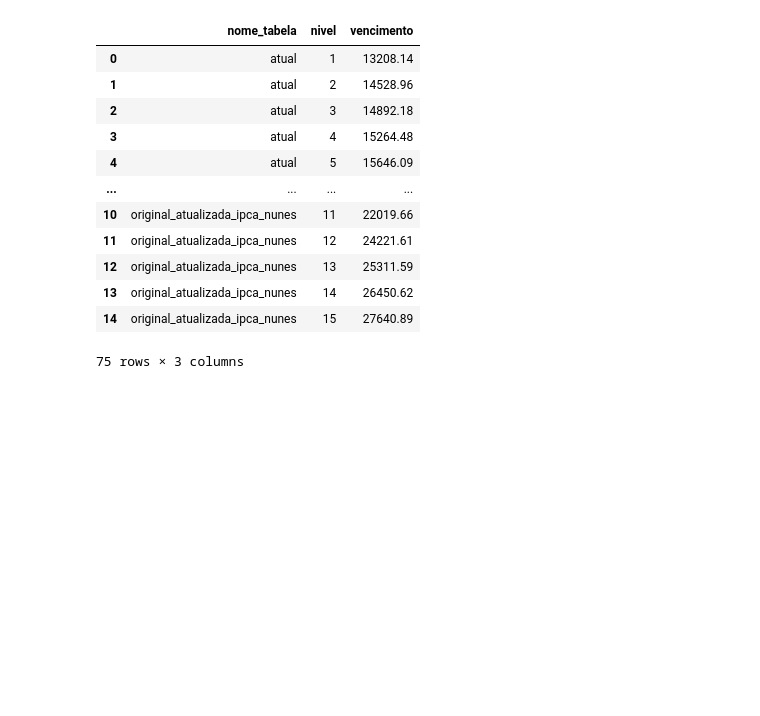
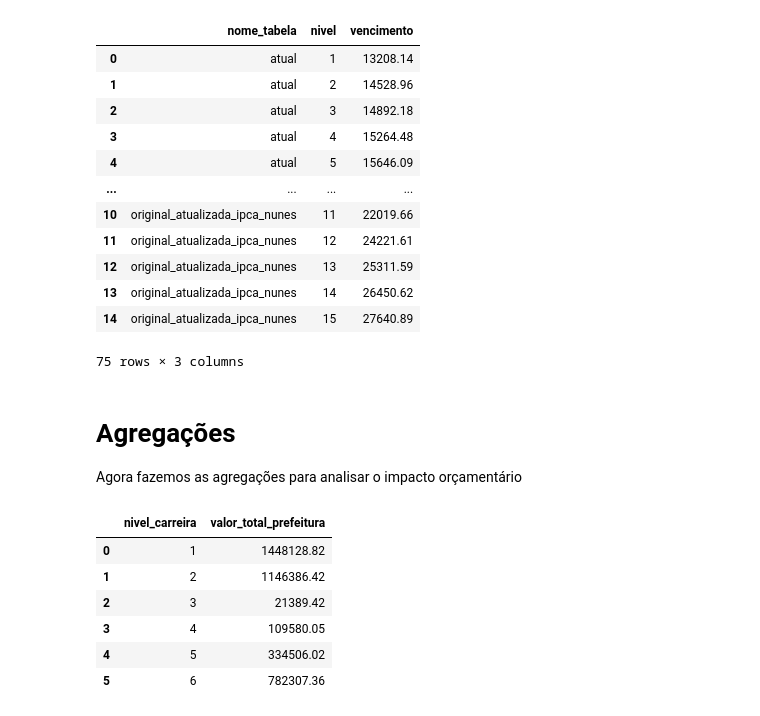
Before and after one commit to h-pgy/estimativa_reajuste_appgg, a Jupyter notebook: calculo_impacto_reajuste.ipynb, the cells around one changed output. Cells and saved outputs as stored; diff of their text form; code cells hidden in the pictures; blank space fills up the shorter version.

```diff
--- a/calculo_impacto_reajuste.ipynb
+++ b/calculo_impacto_reajuste.ipynb
@@ -592,3 +592,23 @@ df_tabelas
 75 rows × 3 columns
 # %%
 df_tabelas.to_csv('tabelas_vencimentos_utilizadas.csv', sep=';')
+# %% [markdown]
+# Agregações
+
+Agora fazemos as agregações para analisar o impacto orçamentário
+# %%
+def total_mensal_por_nivel(servidores):
+
+    return servidores.groupby('nivel_carreira')['valor_total_prefeitura'].sum().reset_index()
+# %%
+total_atual = total_mensal_por_nivel(appggs_atual)
+total_atual.to_csv('total_mensal_atual.csv', sep=';')
+total_atual
+# %% [output]
+|  | nivel_carreira | valor_total_prefeitura |
+| 0 | 1 | 1448128.82 |
+| 1 | 2 | 1146386.42 |
+| 2 | 3 | 21389.42 |
+| 3 | 4 | 109580.05 |
+| 4 | 5 | 334506.02 |
+| 5 | 6 | 782307.36 |
```
Also changed, not shown: parts of 10 cells of this notebook, 7 other files.
